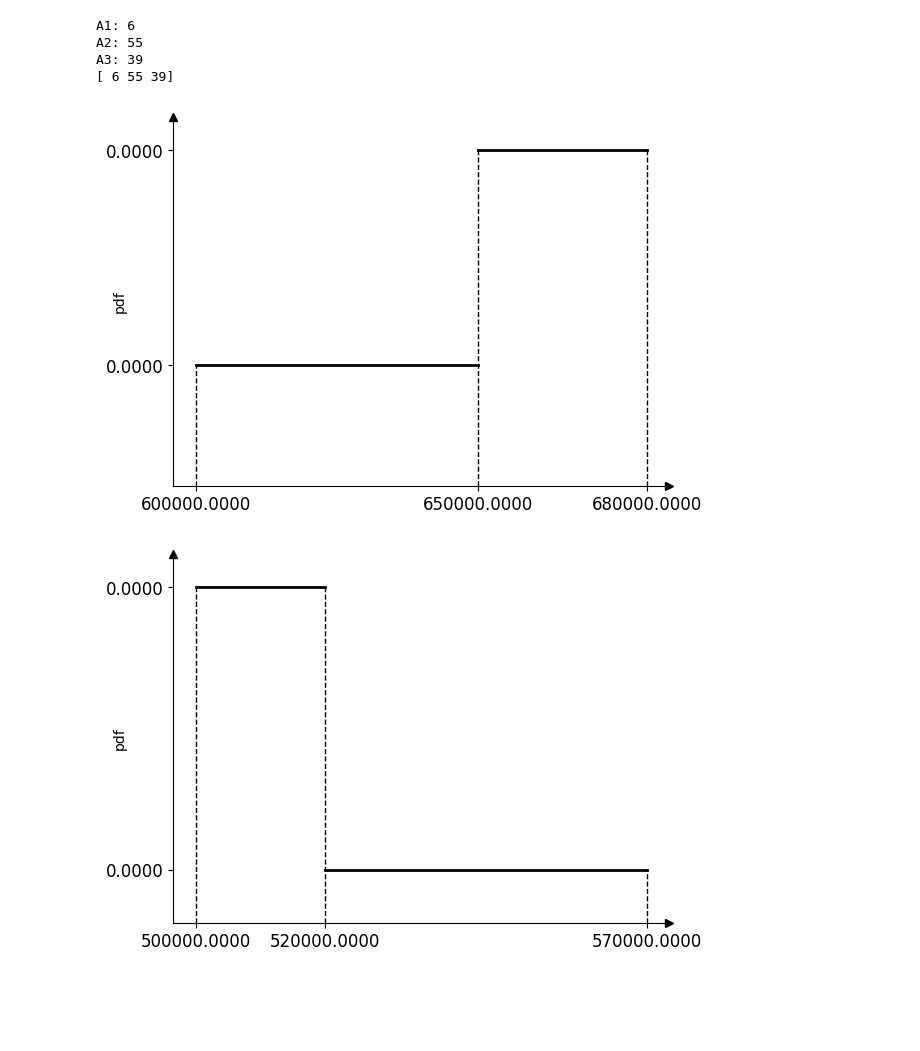
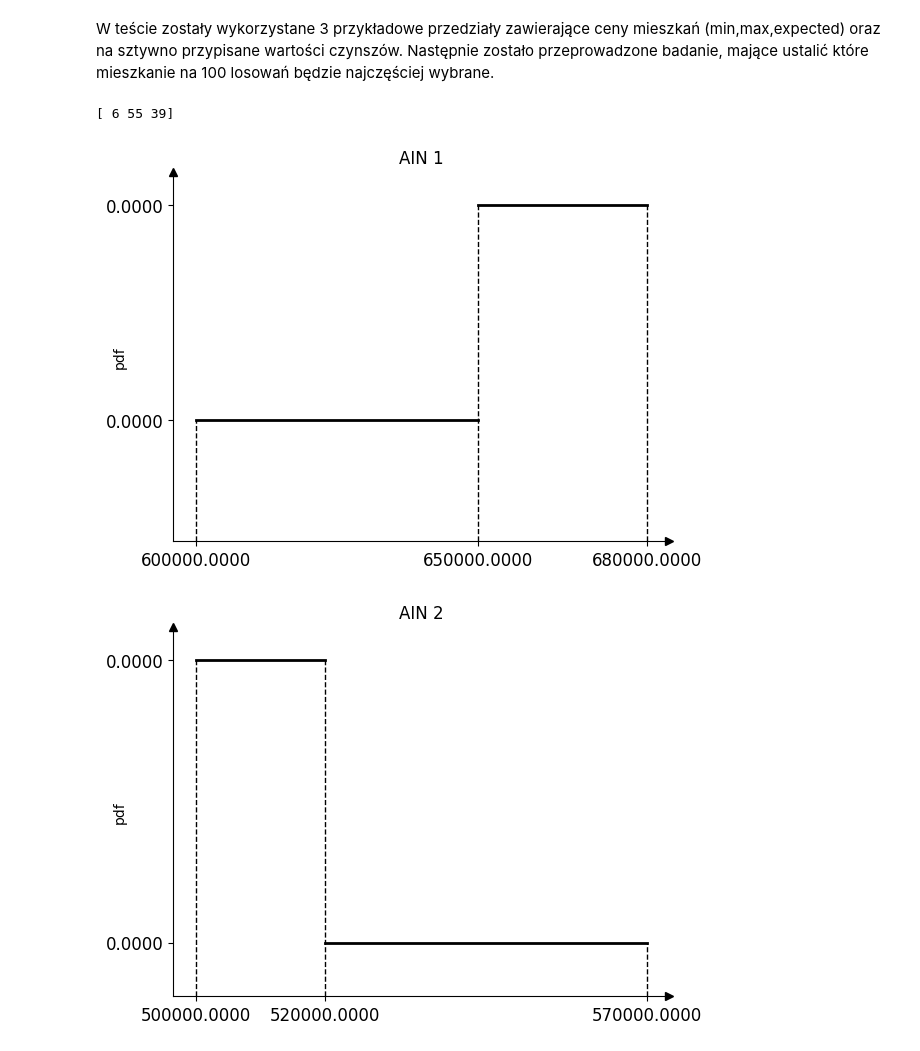
Before and after one commit to filipossowski/python.intro, a Jupyter notebook: lab5_lib_test/2.ain_test.ipynb, the cells around one changed output. Cells and saved outputs as stored; diff of their text form; code cells hidden in the pictures; blank space fills up the shorter version.

```diff
--- a/lab5_lib_test/2.ain_test.ipynb
+++ b/lab5_lib_test/2.ain_test.ipynb
@@ -1,60 +7,64 @@
+# %% [markdown]
+W teście zostały wykorzystane 3 przykładowe przedziały zawierające ceny mieszkań (min,max,expected) oraz na sztywno przypisane wartości czynszów. Następnie zostało przeprowadzone badanie, mające ustalić które mieszkanie na 100 losowań będzie najczęściej wybrane.
 # %%
 from asymintervals import AIN
 import numpy as np
 from pymcdm.methods import SPOTIS
 from pymcdm.helpers import rankdata
+import matplotlib.pyplot as plt
 
+# ceny w postaci asymetrycznych liczb przedziałowych
 price_ain = [
     AIN(600_000, 680_000, 650_000),
     AIN(500_000, 570_000, 520_000),
     AIN(500_000, 680_000, 600_000)
 ]
 
+# wartości drugiego kryterium
 rents = np.array([300,700,500])
-weights = np.array([0.6, 0.4])
-types = np.array([-1,-1])
+weights = np.array([0.6, 0.4])      # wagi kryteriów
+types = np.array([-1,-1])           # typy kryteriów (kosztowe)
 
-rnd = np.random.default_rng(0)
-rankings = []
+rnd = np.random.default_rng(0)       # generator liczb losowych
+rankings = []                        # lista rankingów
 
-for _ in range(100):
+for _ in range(100):                 # symulacja Monte Carlo
     prices = np.array([
         rnd.uniform(x.lower, x.upper) for x in price_ain
-    ])
+    ])                               # losowanie cen z przedziałów
 
-    matrix = np.array([
+    matrix = np.array([              # macierz decyzyjna
         [prices[0], rents[0]],
         [prices[1], rents[1]],
         [prices[2], rents[2]]
     ])
-    bounds = np.array([
+    bounds = np.array([              # granice kryteriów
         [np.min(prices), np.max(prices)],
         [np.min(rents), np.max(rents)]
     ])
 
-    body_spotis = SPOTIS(bounds)
-    pref_spotis = body_spotis(matrix,weights, types)
-    ranking = rankdata(pref_spotis)
-    rankings.append(ranking)
+    body_spotis = SPOTIS(bounds)     # inicjacja metody SPOTIS
+    pref_spotis = body_spotis(matrix,weights, types)  # obliczenie preferencji
+    ranking = rankdata(pref_spotis) # wyznaczenie rankingu
+    rankings.append(ranking)         # zapis rankingu
 
 rankings = np.array(rankings)
 
-best_counter = [0,0,0]
+best_counter = [0,0,0]               # licznik pierwszych miejsc
 
 for ranking in rankings:
     for i, position in enumerate(ranking):
         if position == 1:
             best_counter[i] += 1
 
+print(np.sum(rankings == 1, axis = 0))  # liczba zwycięstw alternatyw
 
-print(np.sum(rankings == 1, axis = 0))
 for i, ain in enumerate(price_ain):
-    ain.plot()
+    plt.figure()
+    ain.plot()                         # wykres AIN
+    plt.title(f"AIN {i+1}")
     plt.show()
 # %% [output]
-A1: 6
-A2: 55
-A3: 39
 [ 6 55 39]
-[figure, old version]
+[figure, new version]
-[figure, old version]
+[figure, new version]
```
Also changed, not shown: parts of 2 cells of this notebook, 2 other files.
